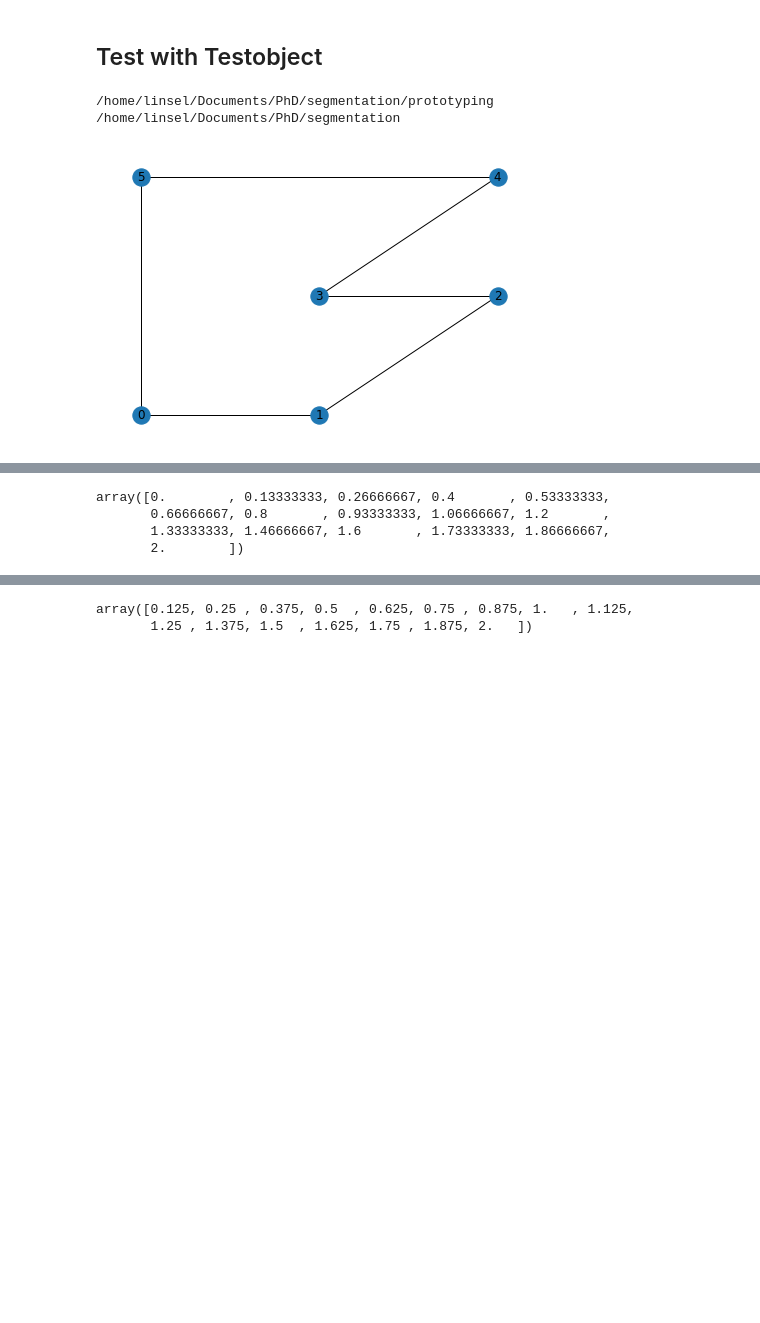
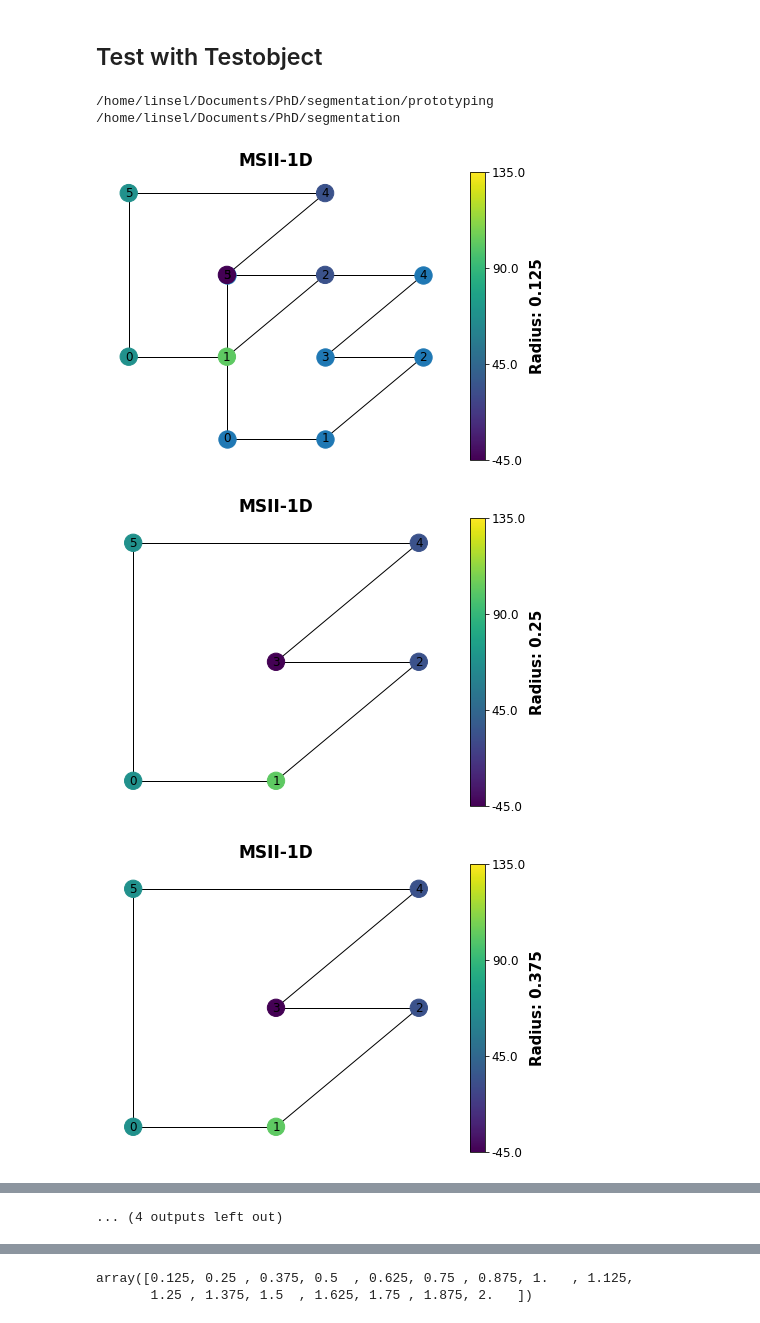
Before and after one commit to Linsel/MESHOLithic, a Jupyter notebook: DetermineRidges/RidgePolyline.ipynb, the cells around one changed output, grey strips where cells are left out. Cells and saved outputs as stored; diff of their text form; code cells hidden in the pictures; blank space fills up the shorter version.

```diff
--- a/DetermineRidges/RidgePolyline.ipynb
+++ b/DetermineRidges/RidgePolyline.ipynb
@@ -253,33 +252,34 @@ sys.path.insert(0, f'{pparentdir}/minions')
 
 print(parentdir,pparentdir)
 
-import meta_util
+
 
 path = '/home/linsel/Documents/PhD/Data/Fumane/annotated/coloured/selected/'
-exp_path = 'exp_path/'
 name = '710'
 
 name_ll = name + '_LL'
 
 filename = path + name + '_polyline.pline'
-
-
-path = '/home/linsel/Documents/PhD/Data/Test_Models/'
-exp_path = 'exp_path/'
-name = 'testpolyline'
-
-from Classes.BasicClasses import Mesh, Pline
-
-from IntegralInvariants.II1DClasses import MSIIPline
-
-from Classes.TestClasses.testObjects import *
-
-TO = testObjects()
-
-TO.preparing(path,exp_path,name)
-
-TO.create_testpolyline()
-TO.testpolyline.plot_polyline_simple()
 # %% [output]
 /home/linsel/Documents/PhD/segmentation/prototyping /home/linsel/Documents/PhD/segmentation
-[figure, removed]
+# %%
+
+
+path = '/home/linsel/Documents/PhD/Data/Test_Models/'
+ind = 'testpolyline'
+
+radius = 2
+nrad = 16
+
+kwargs = {'path':path,
+          'ind':ind,
+          'nrad':nrad,
+          'radius':radius}
+
+TO = testObjects()
+
+polyline_MSII_procedure(TO,**kwargs)
+# %% [output]
+[figure, added]
+[figure, added]
+[figure, added]
@@ -286,3 +295,4 @@ TO.testpolyline.plot_polyline_simple()
+... (4 outputs left out)
 # %%
 
 
@@ -310,17 +314,4 @@ n_rad = 16
 p.nrad,p.maxrad = n_rad,radius
 
 p.calc_II_new_sphere (radius,n_rad)
-
-# p.angle_feature_vector
-
-# print([angle_list for node, angle_list in p.angle_feature_vector.items()])
-
-# print({node: max(angle_list, key=abs) for node, angle_list in p.angle_feature_vector.items()})
-p.dict_angle.items()
-
-np.linspace(0, p.maxrad, p.nrad)
+p.get_feature_vectors()
-# %% [output]
-array([0.        , 0.13333333, 0.26666667, 0.4       , 0.53333333,
-       0.66666667, 0.8       , 0.93333333, 1.06666667, 1.2       ,
-       1.33333333, 1.46666667, 1.6       , 1.73333333, 1.86666667,
-       2.        ])
```
Also changed, not shown: parts of 5 cells of this notebook, 15 other files.
